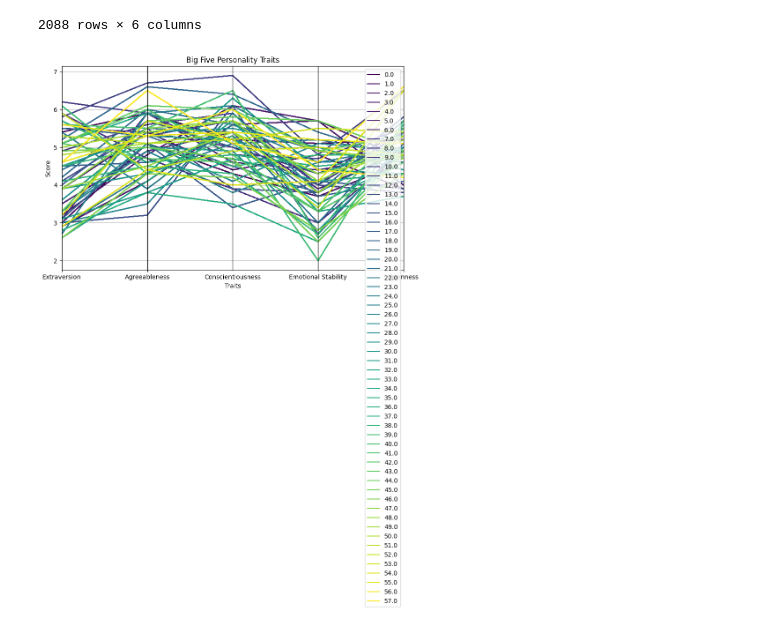
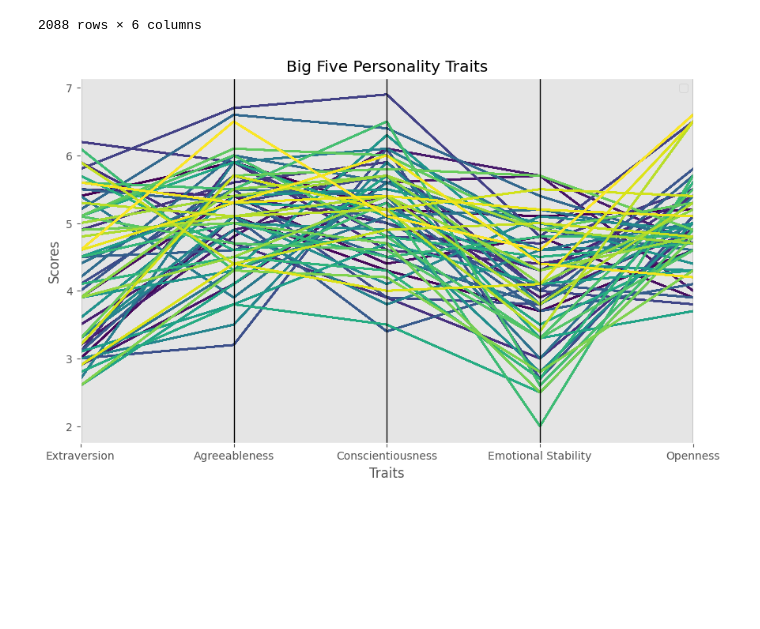
Before and after one commit to justin5927/ascertain_Investigation, a Jupyter notebook: Plotting/big_personality_traits.ipynb, the cells around one changed output. Saved outputs shown, nothing was run; the diff lists cells and outputs as text; code cells hidden in the pictures; blank space fills up the shorter version.

Commit message:
plots

```diff
--- a/Plotting/big_personality_traits.ipynb
+++ b/Plotting/big_personality_traits.ipynb
@@ -26,11 +26,11 @@ personalities_df
 2088 rows × 6 columns
 # %%
 plt.figure(figsize=(10, 6))
-parallel_coordinates(personalities_df, "participants",colormap='viridis')
-
+parallel_coordinates(personalities_df, "participants", colormap='viridis')
 plt.title('Big Five Personality Traits')
 plt.xlabel('Traits')
-plt.ylabel('Score')
+plt.ylabel('Scores')
+plt.legend([])
 plt.show()
 # %% [output]
-[figure, old version]
+[figure, new version]
```
Also changed, not shown: parts of 6 cells of this notebook.
